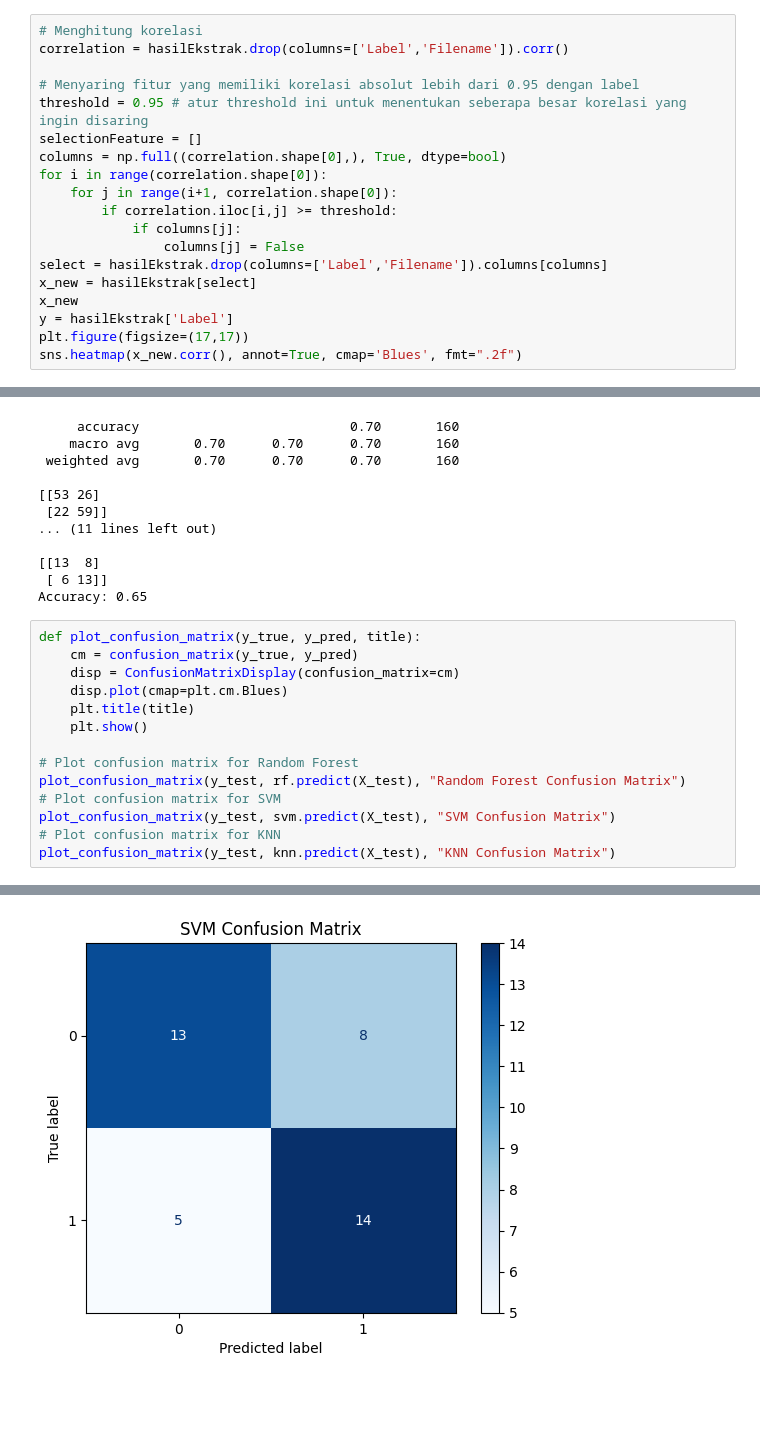
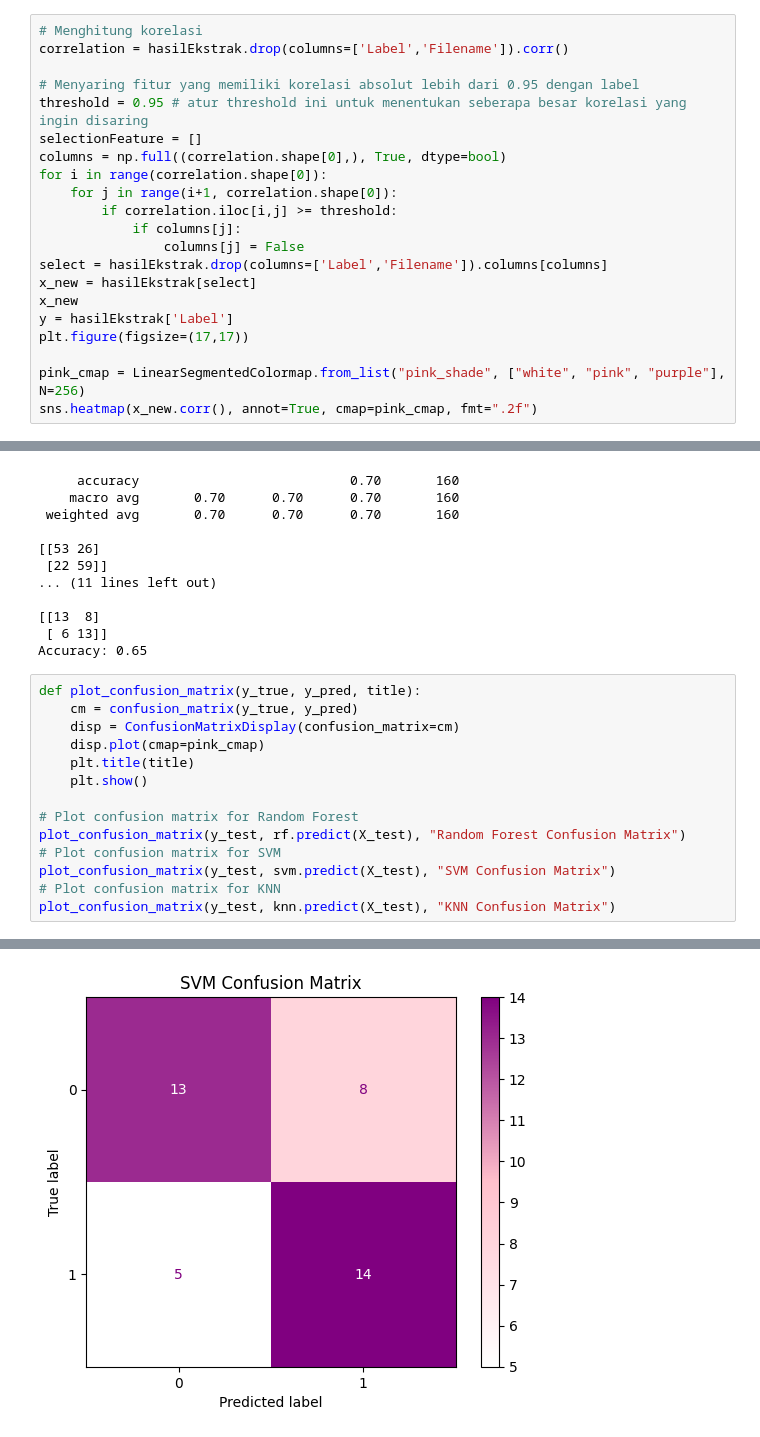
Before and after one commit to liamsimp1/Project-PCD-11, a Jupyter notebook: projekCoba1.ipynb, the cells around one changed output, grey strips where cells are left out. Drawn from its saved outputs; the diff is of its cells as text; blank space fills up the shorter version.

```diff
--- a/projekCoba1.ipynb
+++ b/projekCoba1.ipynb
@@ -401,6 +402,8 @@ x_new = hasilEkstrak[select]
 x_new
 y = hasilEkstrak['Label']
 plt.figure(figsize=(17,17))
-sns.heatmap(x_new.corr(), annot=True, cmap='Blues', fmt=".2f")
+
+pink_cmap = LinearSegmentedColormap.from_list("pink_shade", ["white", "pink", "purple"], N=256)
+sns.heatmap(x_new.corr(), annot=True, cmap=pink_cmap, fmt=".2f")
 # %% [output]
 <Axes: >
@@ -526,7 +529,7 @@ Accuracy: 0.65
 def plot_confusion_matrix(y_true, y_pred, title):
     cm = confusion_matrix(y_true, y_pred)
     disp = ConfusionMatrixDisplay(confusion_matrix=cm)
-    disp.plot(cmap=plt.cm.Blues)
+    disp.plot(cmap=pink_cmap)
     plt.title(title)
     plt.show()
 
@@ -541 +544 @@ plot_confusion_matrix(y_test, knn.predict(X_test), "KNN Confusion Matrix")
-[figure, old version]
+[figure, new version]
```
Also changed, not shown: parts of 3 cells of this notebook, 1 other file.
